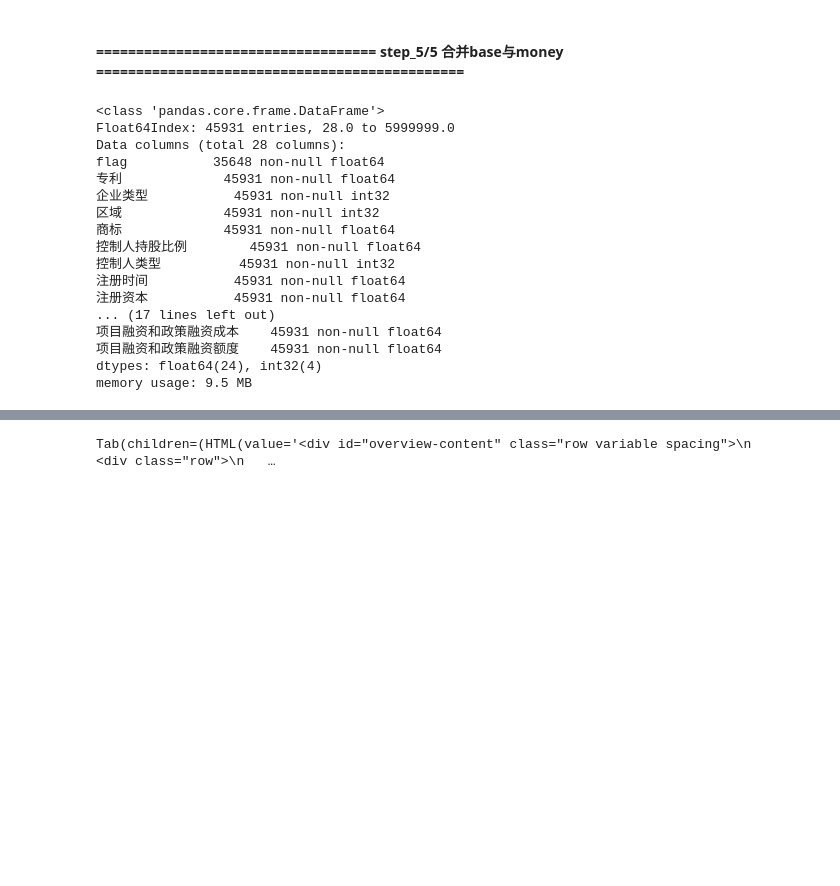
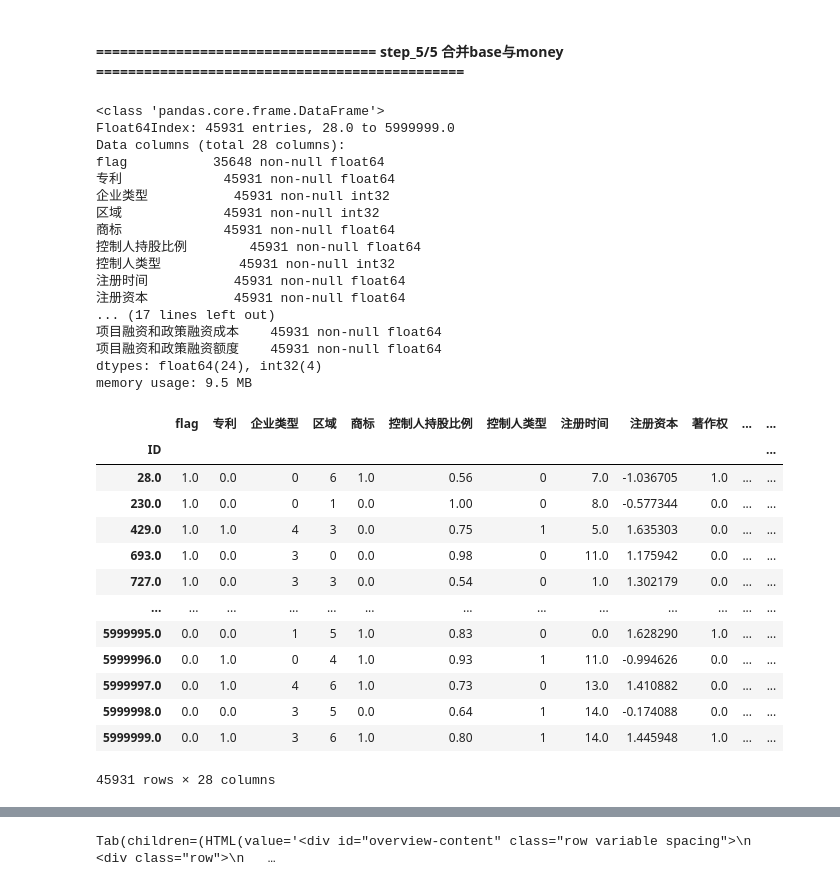
Before and after one commit to HongdaChen/zombie_enterprises_classification, a Jupyter notebook: Processing_all_data_X.ipynb, the cells around one changed output, grey strips where cells are left out. Saved outputs shown, nothing was run; the diff lists cells and outputs as text; code cells hidden in the pictures; blank space fills up the shorter version.

```diff
--- a/Processing_all_data_X.ipynb
+++ b/Processing_all_data_X.ipynb
@@ -213,21 +214,36 @@ no_year
 # %%
 encoded_all_data=pd.concat([no_year,average],axis=1,sort=True)
 encoded_all_data.info()
+encoded_all_data
 # %% [output]
 <class 'pandas.core.frame.DataFrame'>
 Float64Index: 45931 entries, 28.0 to 5999999.0
 Data columns (total 28 columns):
 flag           35648 non-null float64
 专利             45931 non-null float64
 企业类型           45931 non-null int32
 区域             45931 non-null int32
 商标             45931 non-null float64
 控制人持股比例        45931 non-null float64
 控制人类型          45931 non-null int32
 注册时间           45931 non-null float64
 注册资本           45931 non-null float64
 ... (17 lines left out)
 项目融资和政策融资成本    45931 non-null float64
 项目融资和政策融资额度    45931 non-null float64
 dtypes: float64(24), int32(4)
 memory usage: 9.5 MB
+|  | flag | 专利 | 企业类型 | 区域 | 商标 | 控制人持股比例 | 控制人类型 | 注册时间 | 注册资本 | 著作权 | ... | ... |
+| ID |  |  |  |  |  |  |  |  |  |  |  | ... |
+| 28.0 | 1.0 | 0.0 | 0 | 6 | 1.0 | 0.56 | 0 | 7.0 | -1.036705 | 1.0 | ... | ... |
+| 230.0 | 1.0 | 0.0 | 0 | 1 | 0.0 | 1.00 | 0 | 8.0 | -0.577344 | 0.0 | ... | ... |
+| 429.0 | 1.0 | 1.0 | 4 | 3 | 0.0 | 0.75 | 1 | 5.0 | 1.635303 | 0.0 | ... | ... |
+| 693.0 | 1.0 | 0.0 | 3 | 0 | 0.0 | 0.98 | 0 | 11.0 | 1.175942 | 0.0 | ... | ... |
+| 727.0 | 1.0 | 0.0 | 3 | 3 | 0.0 | 0.54 | 0 | 1.0 | 1.302179 | 0.0 | ... | ... |
+| ... | ... | ... | ... | ... | ... | ... | ... | ... | ... | ... | ... | ... |
+| 5999995.0 | 0.0 | 0.0 | 1 | 5 | 1.0 | 0.83 | 0 | 0.0 | 1.628290 | 1.0 | ... | ... |
+| 5999996.0 | 0.0 | 1.0 | 0 | 4 | 1.0 | 0.93 | 1 | 11.0 | -0.994626 | 0.0 | ... | ... |
+| 5999997.0 | 0.0 | 1.0 | 4 | 6 | 1.0 | 0.73 | 0 | 13.0 | 1.410882 | 0.0 | ... | ... |
+| 5999998.0 | 0.0 | 0.0 | 3 | 5 | 0.0 | 0.64 | 1 | 14.0 | -0.174088 | 0.0 | ... | ... |
+| 5999999.0 | 0.0 | 1.0 | 3 | 6 | 1.0 | 0.80 | 1 | 14.0 | 1.445948 | 1.0 | ... | ... |
+45931 rows × 28 columns
```
Also changed, not shown: parts of 4 cells of this notebook.
